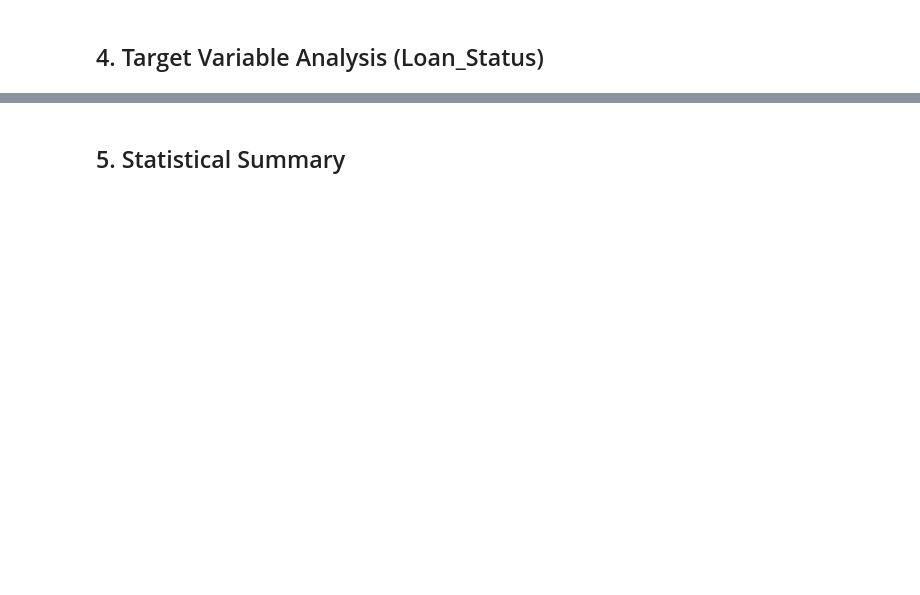
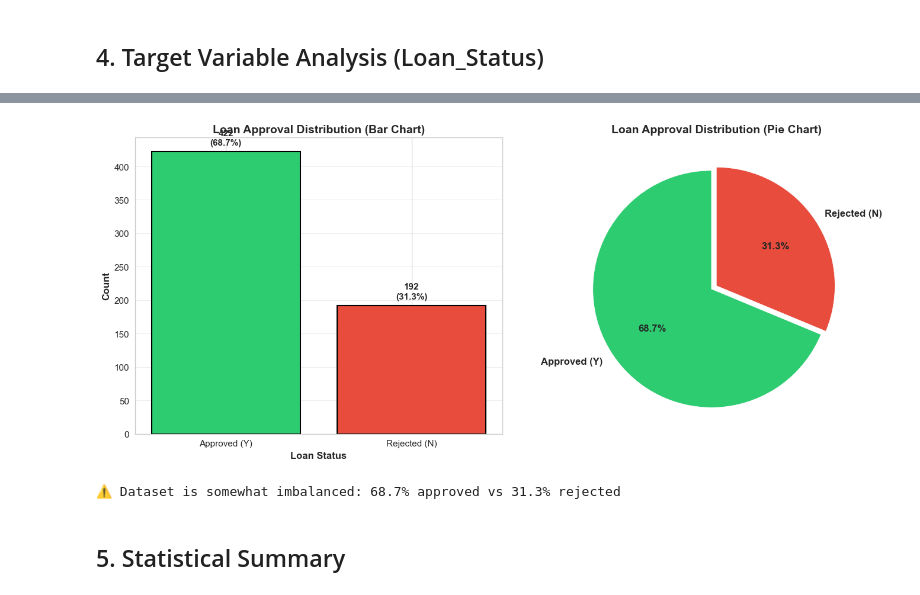
Before and after one commit to olatunjitobiloba/loan-predictor-api, a Jupyter notebook: notebooks/01_data_exploration.ipynb, the cells around one changed output, grey strips where cells are left out. Cells and saved outputs as stored; diff of their text form; code cells hidden in the pictures; blank space fills up the shorter version.

```diff
--- a/notebooks/01_data_exploration.ipynb
+++ b/notebooks/01_data_exploration.ipynb
@@ -27,5 +242,40 @@ import pandas as pdimport numpy as npimport matplotlib.pyplot as pltimport seabo
 # %%
-# Visualizationfig, axes = plt.subplots(1, 2, figsize=(14, 6))# Bar chartloan_counts = train_df['Loan_Status'].value_counts()colors = ['#2ecc71', '#e74c3c']  # Green for approved, red for rejectedbars = axes[0].bar(loan_counts.index, loan_counts.values, color=colors, edgecolor='black', linewidth=1.5)axes[0].set_xlabel('Loan Status', fontsize=12, fontweight='bold')axes[0].set_ylabel('Count', fontsize=12, fontweight='bold')axes[0].set_title('Loan Approval Distribution (Bar Chart)', fontsize=14, fontweight='bold')axes[0].set_xticklabels(['Approved (Y)', 'Rejected (N)'])axes[0].grid(axis='y', alpha=0.3)# Add percentage labels on barsfor i, v in enumerate(loan_counts.values):    pct = v/len(train_df)*100    axes[0].text(i, v + 10, f'{v}\n({pct:.1f}%)', ha='center', fontweight='bold', fontsize=11)# Pie chartaxes[1].pie(loan_counts.values,            labels=['Approved (Y)', 'Rejected (N)'],           autopct='%1.1f%%',           colors=colors,           startangle=90,           explode=(0.05, 0),           textprops={'fontsize': 12, 'fontweight': 'bold'})axes[1].set_title('Loan Approval Distribution (Pie Chart)', fontsize=14, fontweight='bold')plt.tight_layout()plt.savefig(f'{viz_folder}/02_target_variable_distribution.png', dpi=300, bbox_inches='tight')plt.show()print("\n⚠️ Dataset is somewhat imbalanced: 68.7% approved vs 31.3% rejected")
+# Visualization
+fig, axes = plt.subplots(1, 2, figsize=(14, 6))
+
+# Bar chart
+loan_counts = train_df['Loan_Status'].value_counts()
+colors = ['#2ecc71', '#e74c3c']  # Green for approved, red for rejected
+bars = axes[0].bar(loan_counts.index, loan_counts.values, color=colors, edgecolor='black', linewidth=1.5)
+axes[0].set_xlabel('Loan Status', fontsize=12, fontweight='bold')
+axes[0].set_ylabel('Count', fontsize=12, fontweight='bold')
+axes[0].set_title('Loan Approval Distribution (Bar Chart)', fontsize=14, fontweight='bold')
+axes[0].set_xticklabels(['Approved (Y)', 'Rejected (N)'])
+axes[0].grid(axis='y', alpha=0.3)
+
+# Add percentage labels on bars
+for i, v in enumerate(loan_counts.values):
+    pct = v/len(train_df)*100
+    axes[0].text(i, v + 10, f'{v}\n({pct:.1f}%)', ha='center', fontweight='bold', fontsize=11)
+
+# Pie chart
+axes[1].pie(loan_counts.values,
+           labels=['Approved (Y)', 'Rejected (N)'],
+           autopct='%1.1f%%',
+           colors=colors,
+           startangle=90,
+           explode=(0.05, 0),
+           textprops={'fontsize': 12, 'fontweight': 'bold'})
+axes[1].set_title('Loan Approval Distribution (Pie Chart)', fontsize=14, fontweight='bold')
+
+plt.tight_layout()
+plt.savefig(f'{viz_folder}/02_target_variable_distribution.png', dpi=300, bbox_inches='tight')
+plt.show()
+
+print("\n⚠️ Dataset is somewhat imbalanced: 68.7% approved vs 31.3% rejected")
+# %% [output]
+[figure, added]
+⚠️ Dataset is somewhat imbalanced: 68.7% approved vs 31.3% rejected
 # %% [markdown]
 ## 5. Statistical Summary
 # %%
```
Also changed, not shown: parts of 25 cells of this notebook, 17 other files.
